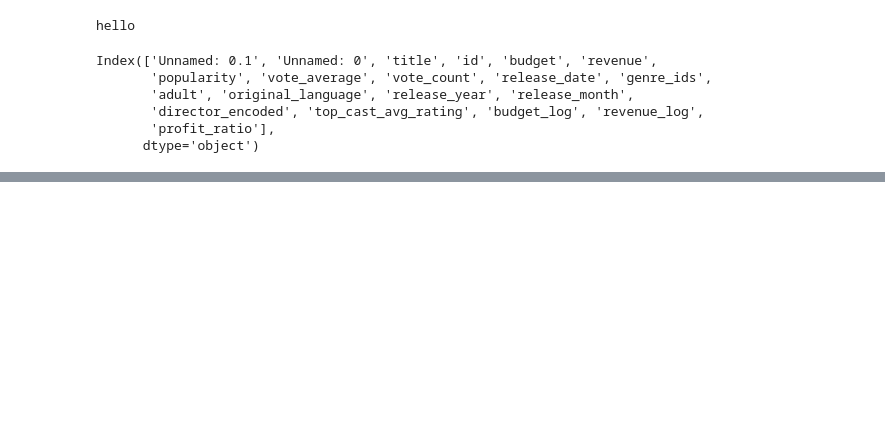
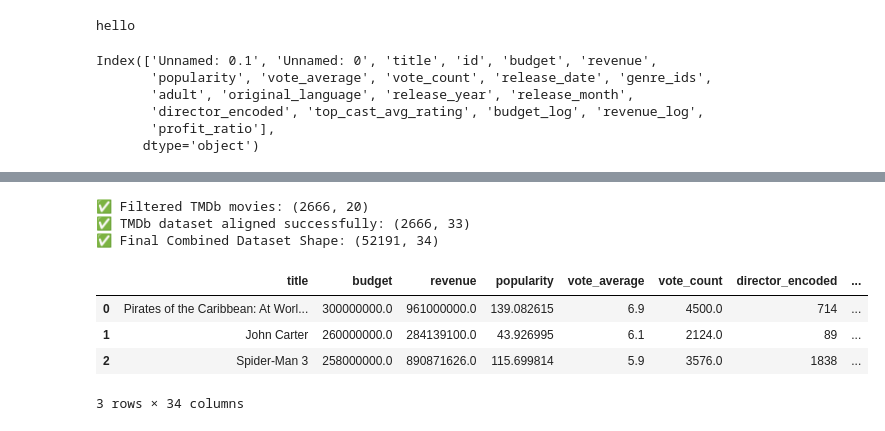
Before and after one commit to WaleedAhmad11/movie-Box-hit-predictor, a Jupyter notebook: notebooks/03_data_exploration.ipynb, the cells around one changed output, grey strips where cells are left out. Cells and saved outputs as stored; diff of their text form; code cells hidden in the pictures; blank space fills up the shorter version.

```diff
--- a/notebooks/03_data_exploration.ipynb
+++ b/notebooks/03_data_exploration.ipynb
@@ -16,7 +16,7 @@ Index(['Unnamed: 0', 'budget', 'popularity', 'vote_count',
        'profit_ratio'],
       dtype='object')
 # %%
-path_2 = r"C:\Users\l1f22bscs0387\Desktop\movie_hit_predictor\data_cleaned\second_cleaned_dataset.csv"
+path_2 = r"C:\Users\pc\OneDrive\Desktop\movie-Box-hit-predictor\data_cleaned\second_cleaned_dataset.csv"
 clean_df2 = pd.read_csv(path_2)
 clean_df2.columns
 # %% [output]
@@ -170,3 +285,5 @@ print("✅ Saved as 'combined_movies_cleaned.csv'")
+# %%
+kaggle_df = df
 # %%
 print("hello")
 # %% [output]
@@ -174,8 +291,8 @@ hello
 # %%
 import pandas as pd
 path = r"C:\Users\pc\OneDrive\Desktop\movie-Box-hit-predictor\data_cleaned\tmdb_api_movies_enriched.csv"
-cleaned = pd.read_csv(path)
-cleaned.columns
+tmdb_api_data = pd.read_csv(path)
+tmdb_api_data.columns
 # %% [output]
 Index(['Unnamed: 0.1', 'Unnamed: 0', 'title', 'id', 'budget', 'revenue',
        'popularity', 'vote_average', 'vote_count', 'release_date', 'genre_ids',
@@ -183,3 +300,5 @@ Index(['Unnamed: 0.1', 'Unnamed: 0', 'title', 'id', 'budget', 'revenue',
        'director_encoded', 'top_cast_avg_rating', 'budget_log', 'revenue_log',
        'profit_ratio'],
       dtype='object')
+# %%
+tmdb_df = tmdb_api_data
@@ -186 +386,69 @@ Index(['Unnamed: 0.1', 'Unnamed: 0', 'title', 'id', 'budget', 'revenue',
+# %%
+import pandas as pd
+import numpy as np
+from sklearn.preprocessing import LabelEncoder
+
+# 🎯 Step 1: Define the Kaggle dataset column structure
+kaggle_columns = [
+    'title', 'budget', 'revenue', 'popularity', 'vote_average', 'vote_count',
+    'director_encoded', 'top_cast_avg_rating', 'release_year', 'release_month',
+    'budget_log', 'revenue_log', 'profit_ratio',
+    'Action', 'Adventure', 'Animation', 'Comedy', 'Crime', 'Documentary', 'Drama',
+    'Family', 'Fantasy', 'Foreign', 'History', 'Horror', 'Music', 'Mystery',
+    'Romance', 'Science Fiction', 'TV Movie', 'Thriller', 'War', 'Western'
+]
+
+# 🎯 Step 2: Filter TMDB data (only valid rows)
+tmdb_filtered = tmdb_df[(tmdb_df['budget'] > 0) & (tmdb_df['revenue'] > 0)].copy()
+print(f"✅ Filtered TMDb movies: {tmdb_filtered.shape}")
+
+# 🎯 Step 3: Clean & convert columns
+tmdb_filtered['release_year'] = tmdb_filtered['release_year'].astype(int)
+tmdb_filtered['release_month'] = tmdb_filtered['release_month'].astype(int)
+
+# Encode directors (convert names → numbers)
+if tmdb_filtered['director_encoded'].dtype == 'object':
+    le = LabelEncoder()
+    tmdb_filtered['director_encoded'] = tmdb_filtered['director_encoded'].fillna('Unknown')
+    tmdb_filtered['director_encoded'] = le.fit_transform(tmdb_filtered['director_encoded'])
+else:
+    tmdb_filtered['director_encoded'] = tmdb_filtered['director_encoded'].fillna(0).astype(int)
+
+# Fill missing cast ratings
+tmdb_filtered['top_cast_avg_rating'] = tmdb_filtered['top_cast_avg_rating'].fillna(
+    tmdb_filtered['top_cast_avg_rating'].mean()
+)
+
+# Compute logs & ratios
+tmdb_filtered['budget_log'] = np.log1p(tmdb_filtered['budget'])
+tmdb_filtered['revenue_log'] = np.log1p(tmdb_filtered['revenue'])
+tmdb_filtered['profit_ratio'] = (tmdb_filtered['revenue'] - tmdb_filtered['budget']) / tmdb_filtered['budget']
+tmdb_filtered['profit_ratio'] = tmdb_filtered['profit_ratio'].replace([np.inf, -np.inf], np.nan).fillna(0)
+
+# 🎯 Step 4: Create genre columns
+genre_list = ['Action', 'Adventure', 'Animation', 'Comedy', 'Crime', 'Documentary', 'Drama',
+              'Family', 'Fantasy', 'Foreign', 'History', 'Horror', 'Music', 'Mystery',
+              'Romance', 'Science Fiction', 'TV Movie', 'Thriller', 'War', 'Western']
+
+for g in genre_list:
+    tmdb_filtered[g] = tmdb_filtered['genre_ids'].apply(lambda x: 1 if g.lower() in str(x).lower() else 0)
+
+# 🎯 Step 5: Align column order to Kaggle data
+tmdb_filtered = tmdb_filtered[kaggle_columns]
+
+print("✅ TMDb dataset aligned successfully:", tmdb_filtered.shape)
+
+# 🎯 Step 6: Merge with Kaggle dataset
+combined_df = pd.concat([kaggle_df, tmdb_filtered], ignore_index=True)
+print("✅ Final Combined Dataset Shape:", combined_df.shape)
+combined_df.head(3)
+# %% [output]
+✅ Filtered TMDb movies: (2666, 20)
+✅ TMDb dataset aligned successfully: (2666, 33)
+✅ Final Combined Dataset Shape: (52191, 34)
+|  | title | budget | revenue | popularity | vote_average | vote_count | director_encoded | ... |
+| 0 | Pirates of the Caribbean: At Worl... | 300000000.0 | 961000000.0 | 139.082615 | 6.9 | 4500.0 | 714 | ... |
+| 1 | John Carter | 260000000.0 | 284139100.0 | 43.926995 | 6.1 | 2124.0 | 89 | ... |
+| 2 | Spider-Man 3 | 258000000.0 | 890871626.0 | 115.699814 | 5.9 | 3576.0 | 1838 | ... |
+3 rows × 34 columns
 # %%
```
Also changed, not shown: parts of 11 cells of this notebook, 6 other files.
